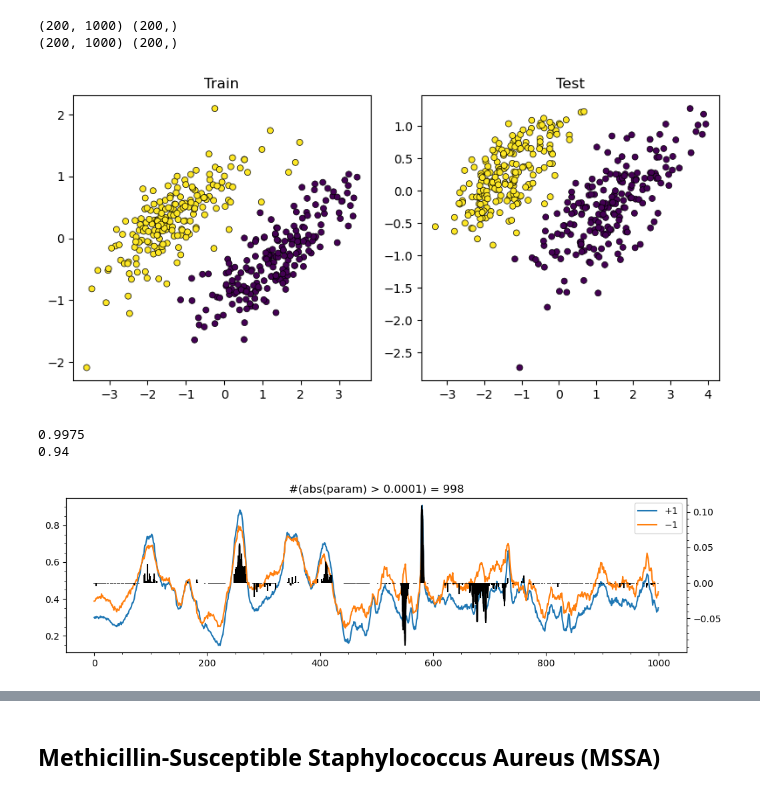
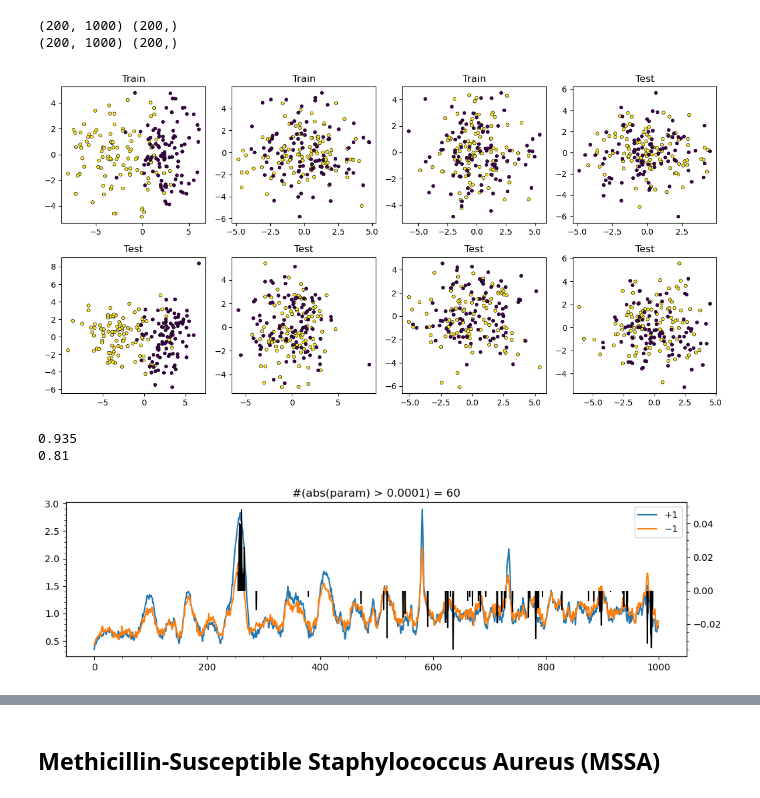
Before and after one commit to intellimath/irsa, a Jupyter notebook: examples/bacteria_id.ipynb, the cells around one changed output, grey strips where cells are left out. Cells and saved outputs as stored; diff of their text form; code cells hidden in the pictures.

```diff
--- a/examples/bacteria_id.ipynb
+++ b/examples/bacteria_id.ipynb
@@ -583,19 +616,24 @@ print(Y.shape, Z.shape)
 (200, 1000) (200,)
 (200, 1000) (200,)
 # %%
-plot_pca(Y_0, Y_test_0, Z_0, Z_test_0)
+# plot_pca(Y_0, Y_test_0, Z_0, Z_test_0)
+plot_pca(Y, Y_test, Z, Z_test)
 # %% [output]
-[figure, old version]
+[figure, new version]
 # %%
-lfm_0 = fit_lfm(Y_0, Z_0, tau=50, sigma=15.0, p_threshold=0)
-print(accuracy_score(Z_0, np.sign(lfm_0.evaluate(Y_0))))
-print(accuracy_score(Z_test_0, np.sign(lfm_0.evaluate(Y_test_0))))
+lfm = fit_lfm(Y, Z, tau=200, sigma=15.0, eps=0.1, p_threshold=1.0e-4)
+print(accuracy_score(Z, np.sign(lfm.evaluate(Y))))
+print(accuracy_score(Z_test, np.sign(lfm.evaluate(Y_test))))
+# lfm_0 = fit_lfm(Y_0, Z_0, tau=30, sigma=15.0, p_threshold=1.0e-3)
+# print(accuracy_score(Z_0, np.sign(lfm_0.evaluate(Y_0))))
+# print(accuracy_score(Z_test_0, np.sign(lfm_0.evaluate(Y_test_0))))
 # %% [output]
-0.9975
-0.94
+0.935
+0.81
 # %%
-plot_spectra_params(lfm_0, Y_0, Z_0, 1.0e-4)
+plot_spectra_params(lfm, Y, Z, 1.0e-4)
+# plot_spectra_params(lfm_0, Y_0, Z_0, 1.0e-4)
 # %% [output]
-[figure, old version]
+[figure, new version]
 # %%
 key1, key2 = ['E. coli', 'E. fecalis']
```
Also changed, not shown: parts of 35 cells of this notebook, 13 other files.
